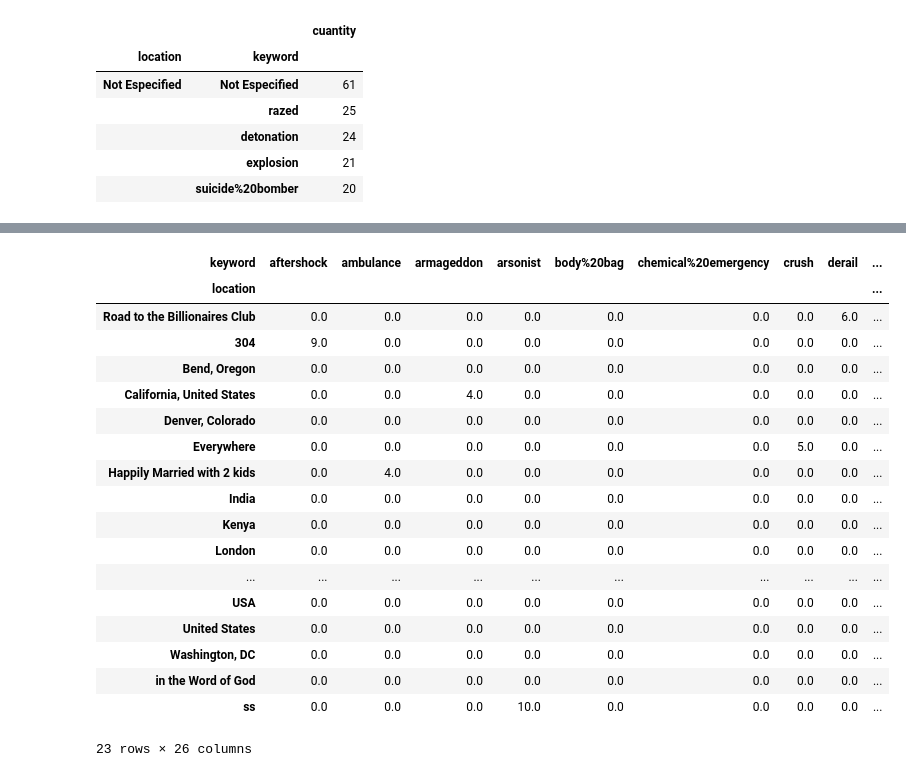
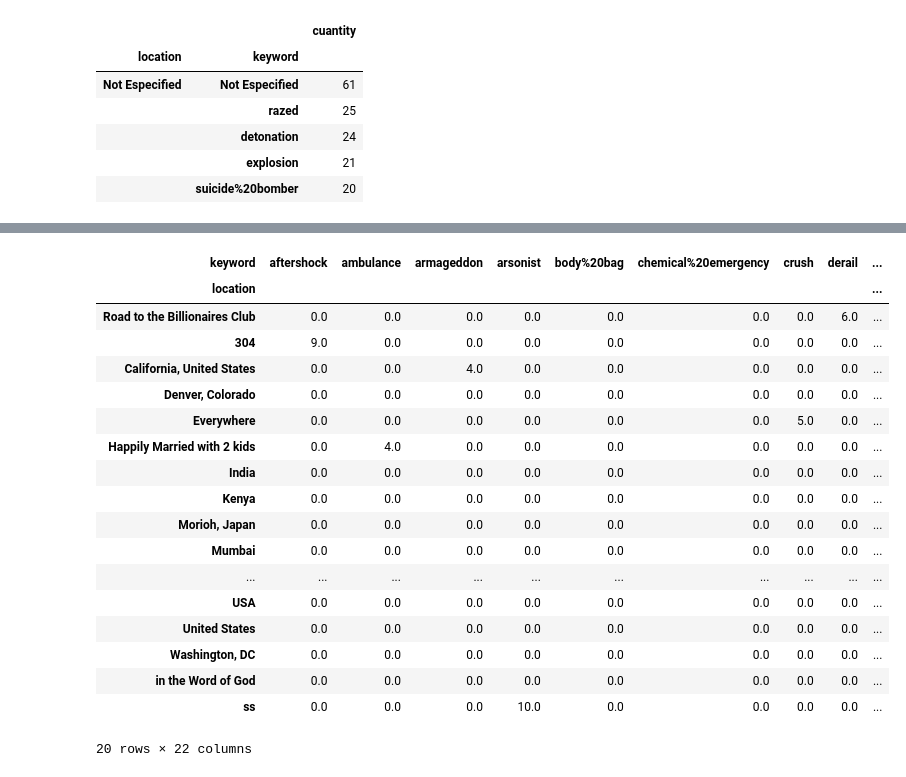
Before and after one commit to RiedelNicolas/TP1-Organizacion-de-Datos, a Jupyter notebook: Hugo.ipynb, the cells around one changed output, grey strips where cells are left out. Drawn from its saved outputs; the diff is of its cells as text; code cells hidden in the pictures.

```diff
--- a/Hugo.ipynb
+++ b/Hugo.ipynb
@@ -264,11 +345,11 @@ locations_with_more_than_10_tweets_plot.set_title("Longitud Promedio de Tweets P
 Text(0.5, 1.0, 'Longitud Promedio de Tweets Por Locacion ')
 [figure]
 # %%
-tweets_by_loc = tweets[['location', 'keyword']]
+tweets_by_loc_and_keyword = tweets[['location', 'keyword']]
 # %%
-tweets_by_loc['cuantity'] = 1
-tweets_by_loc = tweets_by_loc.groupby(['location', 'keyword']).sum()
-tweets_by_loc.sample(n=10)
+tweets_by_loc_and_keyword['cuantity'] = 1
+tweets_by_loc_and_keyword = tweets_by_loc_and_keyword.groupby(['location', 'keyword']).sum()
+tweets_by_loc_and_keyword.sample(n=10)
 # %% [output]
 A value is trying to be set on a copy of a slice from a DataFrame.
 Try using .loc[row_indexer,col_indexer] = value instead
@@ -290,8 +371,8 @@ See the caveats in the documentation: https://pandas.pydata.org/pandas-docs/stab
 # %%
-mean_cuantity = tweets_by_loc['cuantity'].mean()
+mean_cuantity = tweets_by_loc_and_keyword['cuantity'].mean()
 # %%
-top_10_tweets_by_loc = (tweets_by_loc.loc[:,'cuantity'] >= mean_cuantity)
-top_10 = tweets_by_loc.loc[top_10_tweets_by_loc]
+top_10_tweets_by_loc = (tweets_by_loc_and_keyword.loc[:,'cuantity'] >= mean_cuantity)
+top_10 = tweets_by_loc_and_keyword.loc[top_10_tweets_by_loc]
 top_10 = top_10.sort_values('cuantity', ascending = False)
 top_10.head()
 # %% [output]
@@ -308,27 +397,27 @@ Nuevo.head()
 # %%
-for_heatmap = Nuevo.head(30).pivot_table(index='location', columns='keyword', values='cuantity')
+for_heatmap = Nuevo.head(25).pivot_table(index='location', columns='keyword', values='cuantity')
 for_heatmap = for_heatmap.fillna(value = 0)
 for_heatmap
 # %% [output]
 | keyword | aftershock | ambulance | armageddon | arsonist | body%20bag | chemical%20emergency | crush | derail | ... |
 | location |  |  |  |  |  |  |  |  | ... |
 | Road to the Billionaires Club | 0.0 | 0.0 | 0.0 | 0.0 | 0.0 | 0.0 | 0.0 | 6.0 | ... |
 | 304 | 9.0 | 0.0 | 0.0 | 0.0 | 0.0 | 0.0 | 0.0 | 0.0 | ... |
-| Bend, Oregon | 0.0 | 0.0 | 0.0 | 0.0 | 0.0 | 0.0 | 0.0 | 0.0 | ... |
 | California, United States | 0.0 | 0.0 | 4.0 | 0.0 | 0.0 | 0.0 | 0.0 | 0.0 | ... |
 | Denver, Colorado | 0.0 | 0.0 | 0.0 | 0.0 | 0.0 | 0.0 | 0.0 | 0.0 | ... |
 | Everywhere | 0.0 | 0.0 | 0.0 | 0.0 | 0.0 | 0.0 | 5.0 | 0.0 | ... |
 | Happily Married with 2 kids | 0.0 | 4.0 | 0.0 | 0.0 | 0.0 | 0.0 | 0.0 | 0.0 | ... |
 | India | 0.0 | 0.0 | 0.0 | 0.0 | 0.0 | 0.0 | 0.0 | 0.0 | ... |
 | Kenya | 0.0 | 0.0 | 0.0 | 0.0 | 0.0 | 0.0 | 0.0 | 0.0 | ... |
-| London | 0.0 | 0.0 | 0.0 | 0.0 | 0.0 | 0.0 | 0.0 | 0.0 | ... |
+| Morioh, Japan | 0.0 | 0.0 | 0.0 | 0.0 | 0.0 | 0.0 | 0.0 | 0.0 | ... |
+| Mumbai | 0.0 | 0.0 | 0.0 | 0.0 | 0.0 | 0.0 | 0.0 | 0.0 | ... |
 | ... | ... | ... | ... | ... | ... | ... | ... | ... | ... |
 | USA | 0.0 | 0.0 | 0.0 | 0.0 | 0.0 | 0.0 | 0.0 | 0.0 | ... |
 | United States | 0.0 | 0.0 | 0.0 | 0.0 | 0.0 | 0.0 | 0.0 | 0.0 | ... |
 | Washington, DC | 0.0 | 0.0 | 0.0 | 0.0 | 0.0 | 0.0 | 0.0 | 0.0 | ... |
 | in the Word of God | 0.0 | 0.0 | 0.0 | 0.0 | 0.0 | 0.0 | 0.0 | 0.0 | ... |
 | ss | 0.0 | 0.0 | 0.0 | 10.0 | 0.0 | 0.0 | 0.0 | 0.0 | ... |
-23 rows × 26 columns
+20 rows × 22 columns
 # %%
 import seaborn as sns
 plt.figure(figsize=(10, 10))
```
Also changed, not shown: parts of 17 cells of this notebook.
